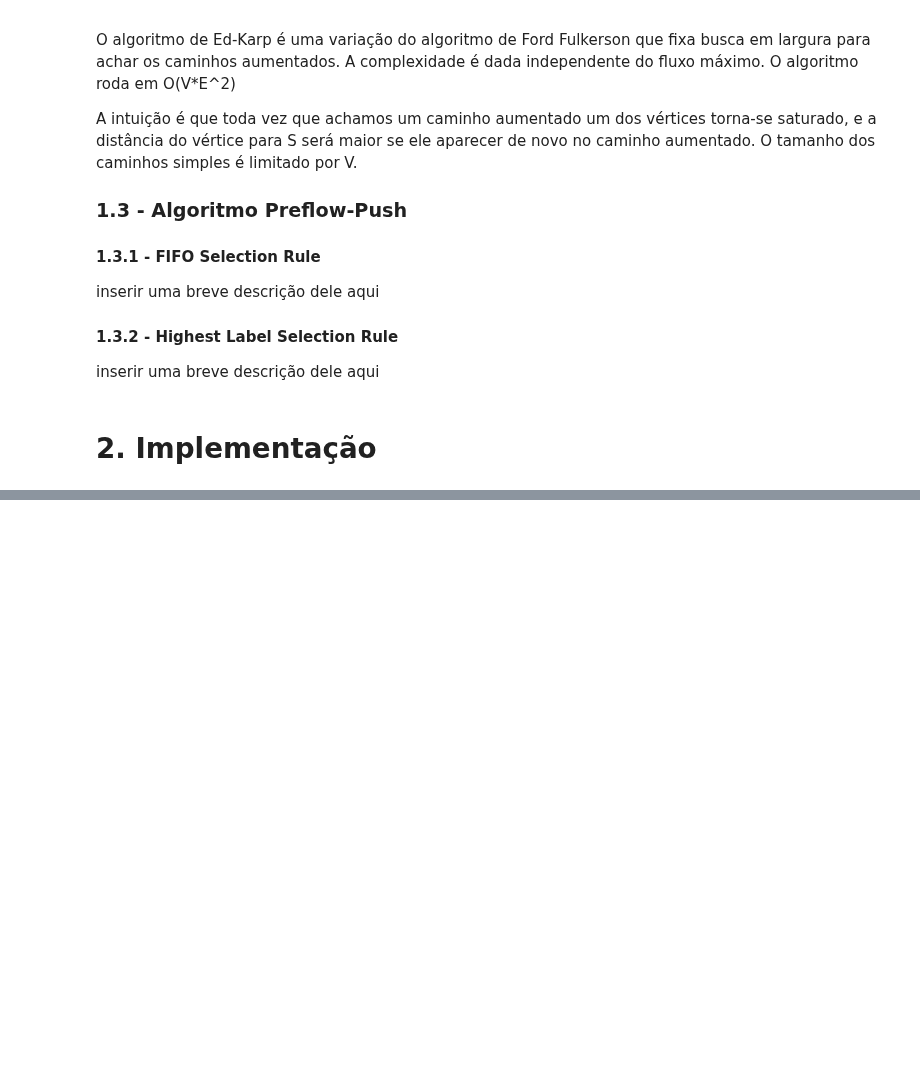
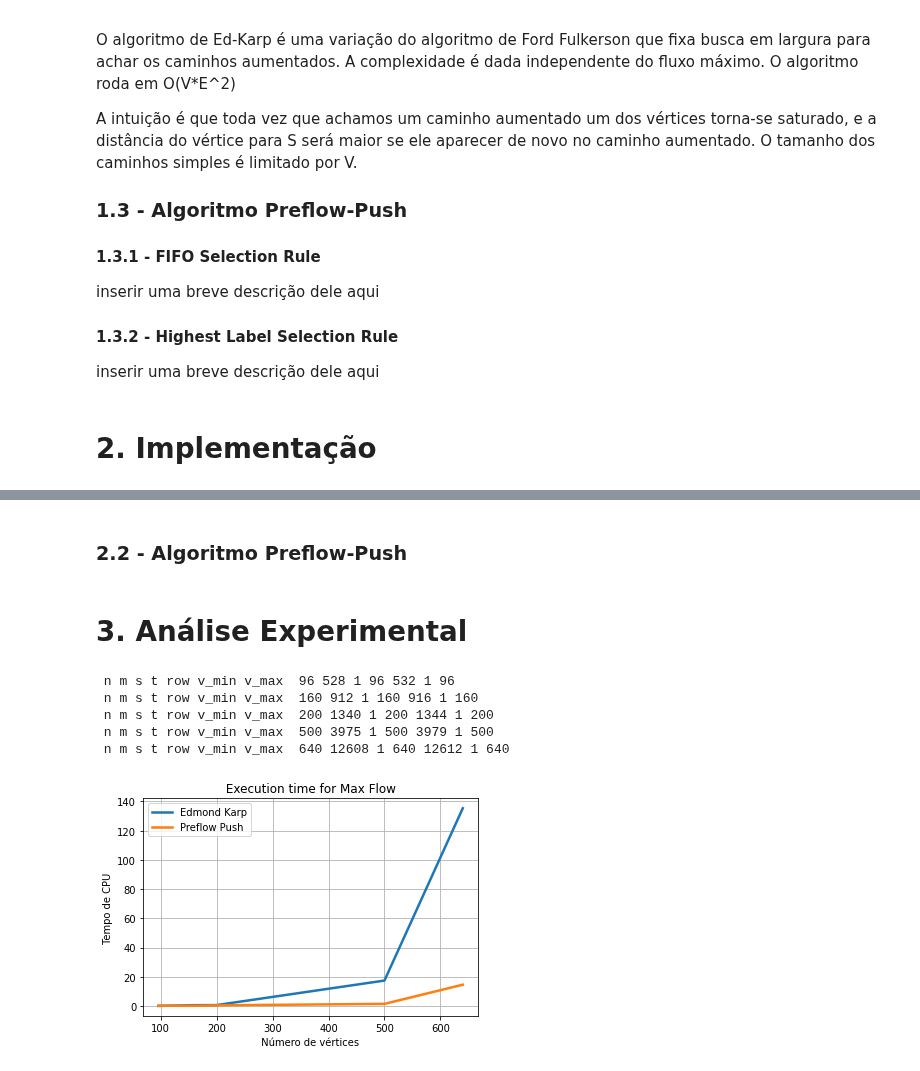
Before and after one commit to bellamariz/INF1721-T3-22.1, a Jupyter notebook: AA221_T3.ipynb, the cells around one changed output, grey strips where cells are left out. Cells and saved outputs as stored; diff of their text form; code cells hidden in the pictures; blank space fills up the shorter version.

Commit message:
added Edmonds Karp and Preflow Push implementation.

```diff
--- a/AA221_T3.ipynb
+++ b/AA221_T3.ipynb
@@ -88,0 +276,2 @@ inserir uma breve descrição dele aqui
+# %% [markdown]
+### **2.2 - Algoritmo Preflow-Push**
@@ -88,0 +456,49 @@ inserir uma breve descrição dele aqui
+# %% [markdown]
+# 3. Análise Experimental
+# %%
+numero_de_vertices = [
+    96, 160, 200, 500, 640
+    # 96, 160, 200, 500, 640, 960, 1440, 2560
+]
+# %%
+tempos_cpu_edmond_karp = []
+tempos_cpu_preflow_flush = []
+# tempos_teoricos = []
+
+for num_vertices in numero_de_vertices:
+    file = f"maxflow-instances-zuse88/elist{num_vertices}d.rmf"
+    graph_read(file)
+
+    # complexidade_teorica = n*(m*m)
+    # tempos_teoricos.append(complexidade_teorica)
+
+    time_start = time.time()
+    print_iters = False
+    EK_MaxFlow()
+    time_end = time.time()
+    tempos_cpu_edmond_karp.append(time_end - time_start)
+
+    time_start = time.time()
+    print_iters = False
+    PR_MaxFlow()
+    time_end = time.time()
+    tempos_cpu_preflow_flush.append(time_end - time_start)
+# %% [output]
+ n m s t row v_min v_max  96 528 1 96 532 1 96
+ n m s t row v_min v_max  160 912 1 160 916 1 160
+ n m s t row v_min v_max  200 1340 1 200 1344 1 200
+ n m s t row v_min v_max  500 3975 1 500 3979 1 500
+ n m s t row v_min v_max  640 12608 1 640 12612 1 640
+# %%
+plt.plot(numero_de_vertices, tempos_cpu_edmond_karp, label='Edmond Karp', linewidth=2.5)
+plt.plot(numero_de_vertices, tempos_cpu_preflow_flush, label='Preflow Push', linewidth=2.5)
+
+plt.title(" Execution time for Max Flow ")
+plt.ylabel(" Tempo de CPU ")
+plt.xlabel(" Número de vértices ")
+
+plt.grid()
+plt.legend()
+plt.show()
+# %% [output]
+[figure, added]
```
Also changed, not shown: parts of 7 cells of this notebook, 1 other file.
